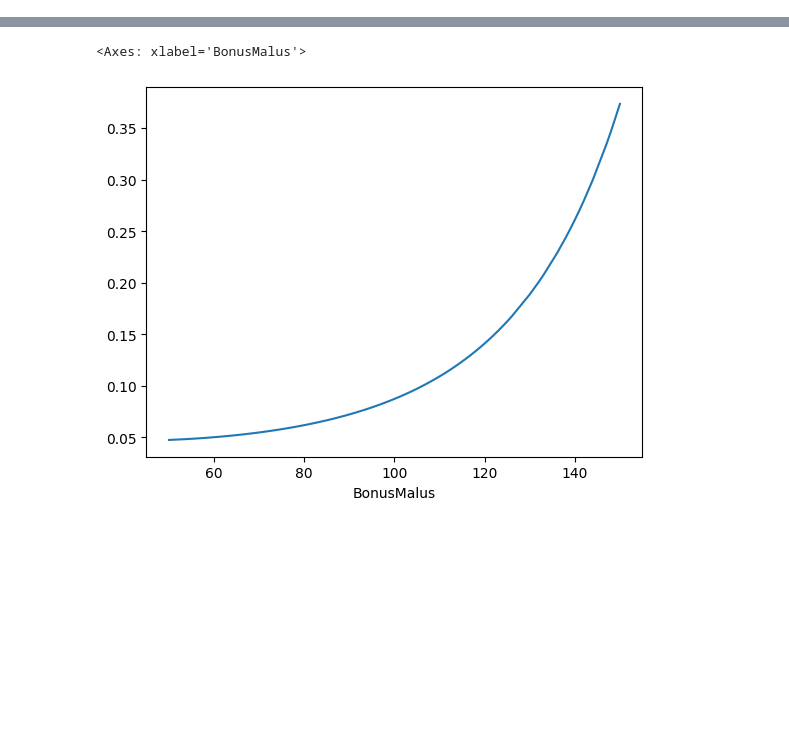
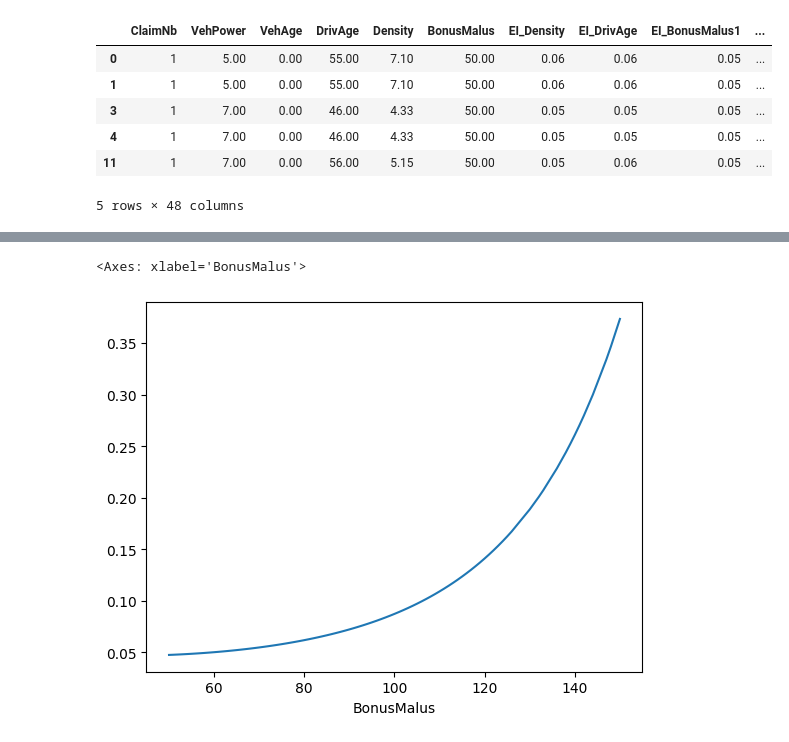
Before and after one commit to AfairiJJ/thesis, a Jupyter notebook: _1_3_Implement_Expert_Input.ipynb, the cells around one changed output, grey strips where cells are left out. Saved outputs shown, nothing was run; the diff lists cells and outputs as text; code cells hidden in the pictures; blank space fills up the shorter version.

```diff
--- a/_1_3_Implement_Expert_Input.ipynb
+++ b/_1_3_Implement_Expert_Input.ipynb
@@ -51,2 +68,10 @@ df1 = specific_transformer.inverse_transform(train, keep_ei = True)
 # %%
-df1.columns
+df1.head()
+# %% [output]
+|  | ClaimNb | VehPower | VehAge | DrivAge | Density | BonusMalus | EI_Density | EI_DrivAge | EI_BonusMalus1 | ... |
+| 0 | 1 | 5.00 | 0.00 | 55.00 | 7.10 | 50.00 | 0.06 | 0.06 | 0.05 | ... |
+| 1 | 1 | 5.00 | 0.00 | 55.00 | 7.10 | 50.00 | 0.06 | 0.06 | 0.05 | ... |
+| 3 | 1 | 7.00 | 0.00 | 46.00 | 4.33 | 50.00 | 0.05 | 0.05 | 0.05 | ... |
+| 4 | 1 | 7.00 | 0.00 | 46.00 | 4.33 | 50.00 | 0.05 | 0.05 | 0.05 | ... |
+| 11 | 1 | 7.00 | 0.00 | 56.00 | 5.15 | 50.00 | 0.05 | 0.06 | 0.05 | ... |
+5 rows × 48 columns
```
Also changed, not shown: parts of 15 cells of this notebook, 42 other files.
